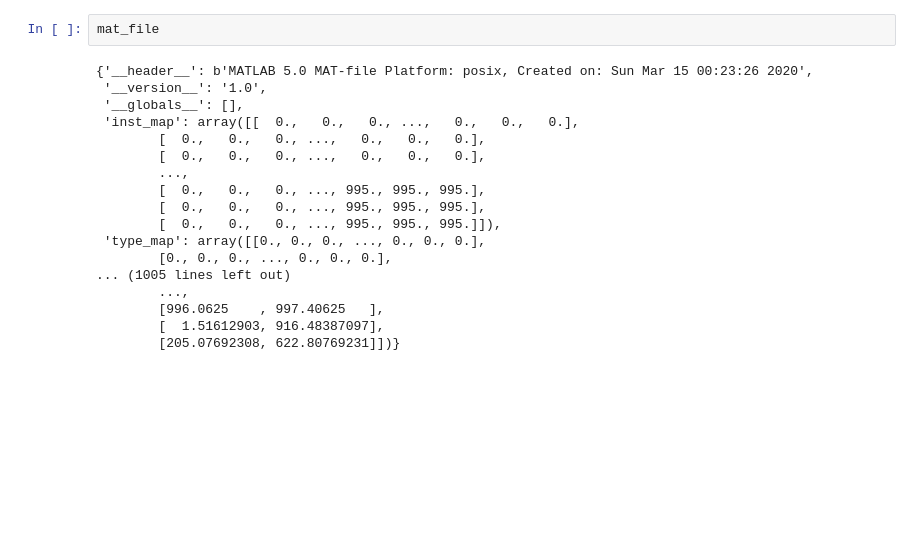
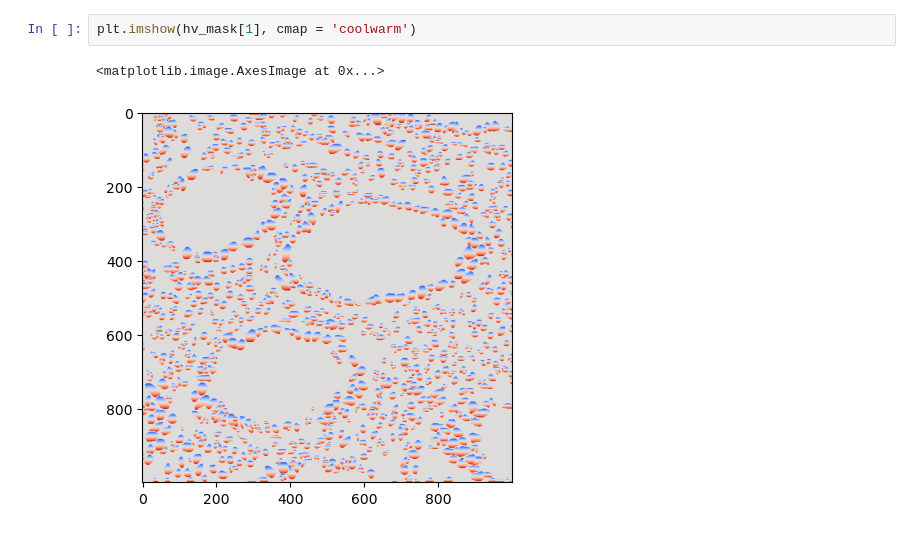
Before and after one commit to Leeyoungsup/24_NIA_histopathology, a Jupyter notebook: segmentation_dataset.ipynb, the cells around one changed output. Saved outputs shown, nothing was run; the diff lists cells and outputs as text; blank space fills up the shorter version.

```diff
--- a/segmentation_dataset.ipynb
+++ b/segmentation_dataset.ipynb
@@ -12,20 +17,5 @@ plt.imshow(mat_file['inst_map'])
-# %%
-mat_file
-# %% [output]
-{'__header__': b'MATLAB 5.0 MAT-file Platform: posix, Created on: Sun Mar 15 00:23:26 2020',
- '__version__': '1.0',
- '__globals__': [],
- 'inst_map': array([[  0.,   0.,   0., ...,   0.,   0.,   0.],
-        [  0.,   0.,   0., ...,   0.,   0.,   0.],
-        [  0.,   0.,   0., ...,   0.,   0.,   0.],
-        ...,
-        [  0.,   0.,   0., ..., 995., 995., 995.],
-        [  0.,   0.,   0., ..., 995., 995., 995.],
-        [  0.,   0.,   0., ..., 995., 995., 995.]]),
- 'type_map': array([[0., 0., 0., ..., 0., 0., 0.],
-        [0., 0., 0., ..., 0., 0., 0.],
-... (1005 lines left out)
-        ...,
-        [996.0625    , 997.40625   ],
-        [  1.51612903, 916.48387097],
-        [205.07692308, 622.80769231]])}
+# %%
+plt.imshow(hv_mask[1], cmap = 'coolwarm')
+# %% [output]
+<matplotlib.image.AxesImage at 0x...>
+[figure, added]
```
Also changed, not shown: parts of 2 cells of this notebook, 17 other files.
